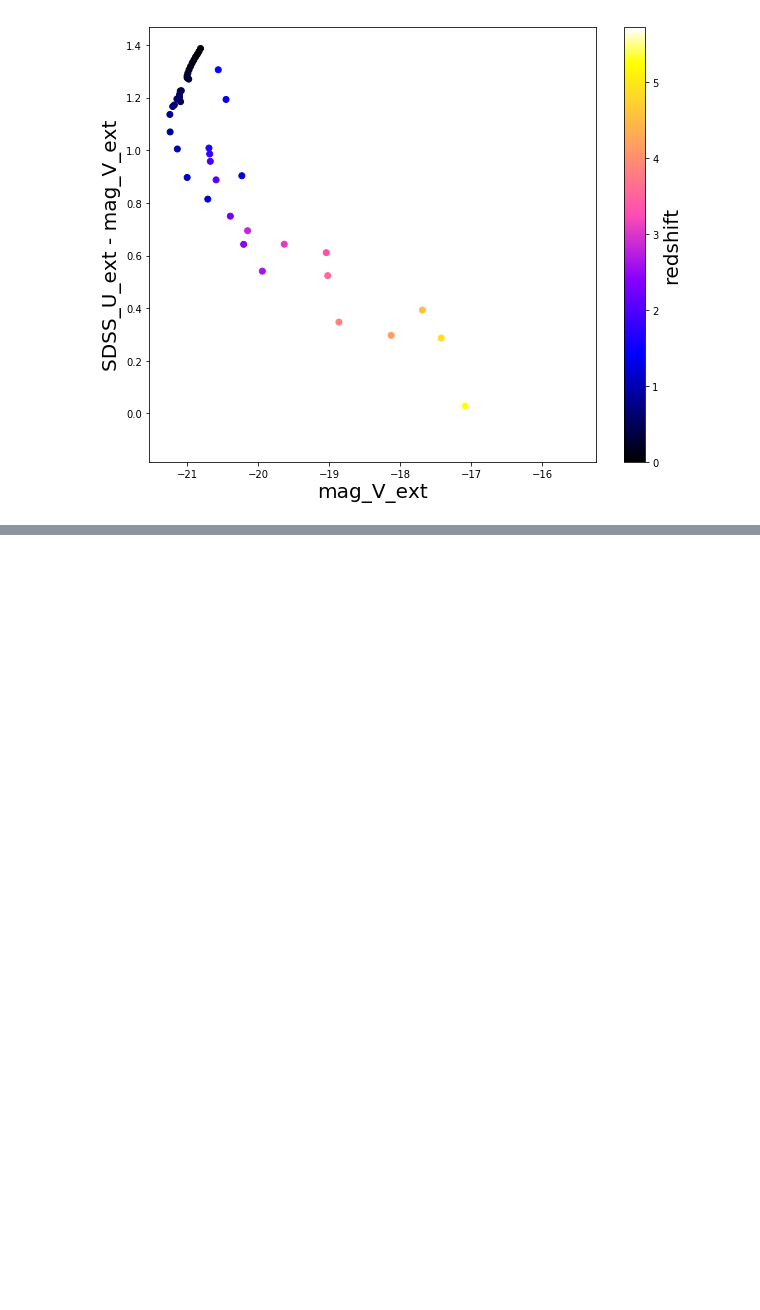
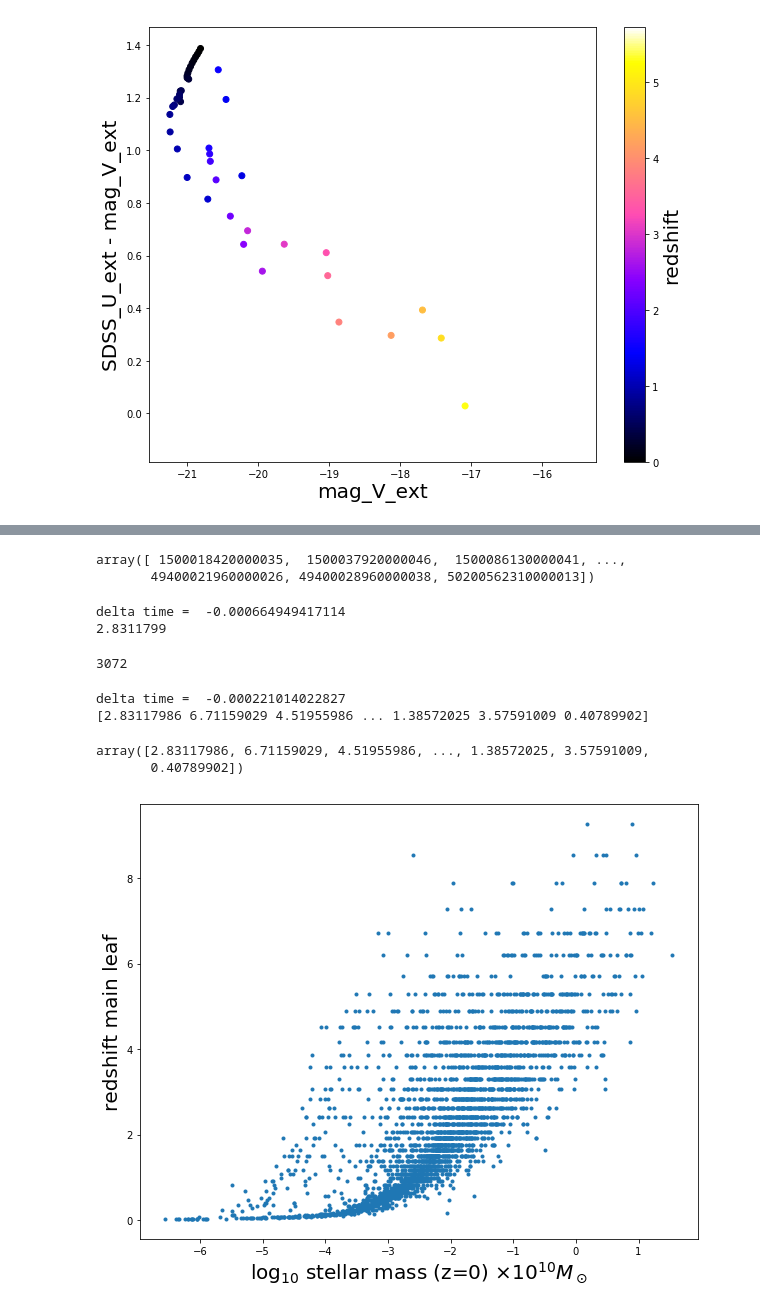
Before and after one commit to GiorgioManzoni/VIPERS_GALFORM, a Jupyter notebook: 005_progenitor.ipynb, the cells around one changed output, grey strips where cells are left out. Cells and saved outputs as stored; diff of their text form; code cells hidden in the pictures; blank space fills up the shorter version.

```diff
--- a/005_progenitor.ipynb
+++ b/005_progenitor.ipynb
@@ -237,0 +318,4 @@ plt.show()
+# %%
+for i in z05[0]:
+    #print z05[0][i]
+    print Leaf['redshift'][np.where(Leaf['galaxyid']==z05[0][i])], Leaf['stellarmass'][np.where(Leaf['galaxyid']==z05[0][i])]
@@ -237,0 +340,11 @@ plt.show()
+# %%
+############# Galaxies in SnapShot at z=0
+
+ss_1 = "select prog.mag_V_ext,prog.SDSS_u_ext,prog.SDSS_i_obs_ext,prog.stellarmass, prog.type,prog.mdhalo,prog.redshift,prog.sfr,prog.sfrbulge,prog.galaxyid ,prog.DHaloID, prog.mainleafid, prog.lastprogenitorid ,prog.random "
+#ss_1 = "select count * "
+ss_2 = "from Gonzalez2014a..mr7 as prog " #, Gonzalez2014a..mr7 as des "
+ss_3 = "where prog.snapnum=60 and prog.random<0.0001"
+
+ss= ss_1 + ss_2 + ss_3
+
+today = vdb.execute_query(ss)
@@ -237,0 +390,47 @@ plt.show()
+# %%
+def getRedshift_DB1(id_gal):
+    query = 'select redshift from Gonzalez2014a..mr7 where galaxyid='+str(id_gal)
+    return vdb.execute_query(query)[0][0]
+# %%
+today['mainleafid']
+# %% [output]
+array([ 1500018420000035,  1500037920000046,  1500086130000041, ...,
+       49400021960000026, 49400028960000038, 50200562310000013])
+# %%
+start = timeit.timeit()
+zp = getRedshift_DB1(today['mainleafid'][0])
+end = timeit.timeit()
+print "delta time = ",end-start
+print zp
+# %% [output]
+delta time =  -0.000664949417114
+2.8311799
+# %%
+len(today)
+# %% [output]
+3072
+# %%
+start = timeit.timeit()
+z_prog = np.zeros(len(today))
+for i in range(len(today)):
+    z_prog[i] = getRedshift_DB1(today['mainleafid'][i])
+end = timeit.timeit()
+print "delta time = ",end-start
+print z_prog
+# %% [output]
+delta time =  -0.000221014022827
+[2.83117986 6.71159029 4.51955986 ... 1.38572025 3.57591009 0.40789902]
+# %%
+z_prog
+# %% [output]
+array([2.83117986, 6.71159029, 4.51955986, ..., 1.38572025, 3.57591009,
+       0.40789902])
+# %%
+plt.figure(figsize=(10,8))
+plt.plot(np.log10(today['stellarmass']),z_prog,".")
+plt.xlabel(r'log$_{10}$ stellar mass (z=0) $\times 10^{10} M_\odot$')
+plt.ylabel('redshift main leaf')
+plt.savefig('../plots/005/progenitor_z_mass.png')
+plt.show()
+# %% [output]
+[figure, added]
```
Also changed, not shown: parts of 30 cells of this notebook.
